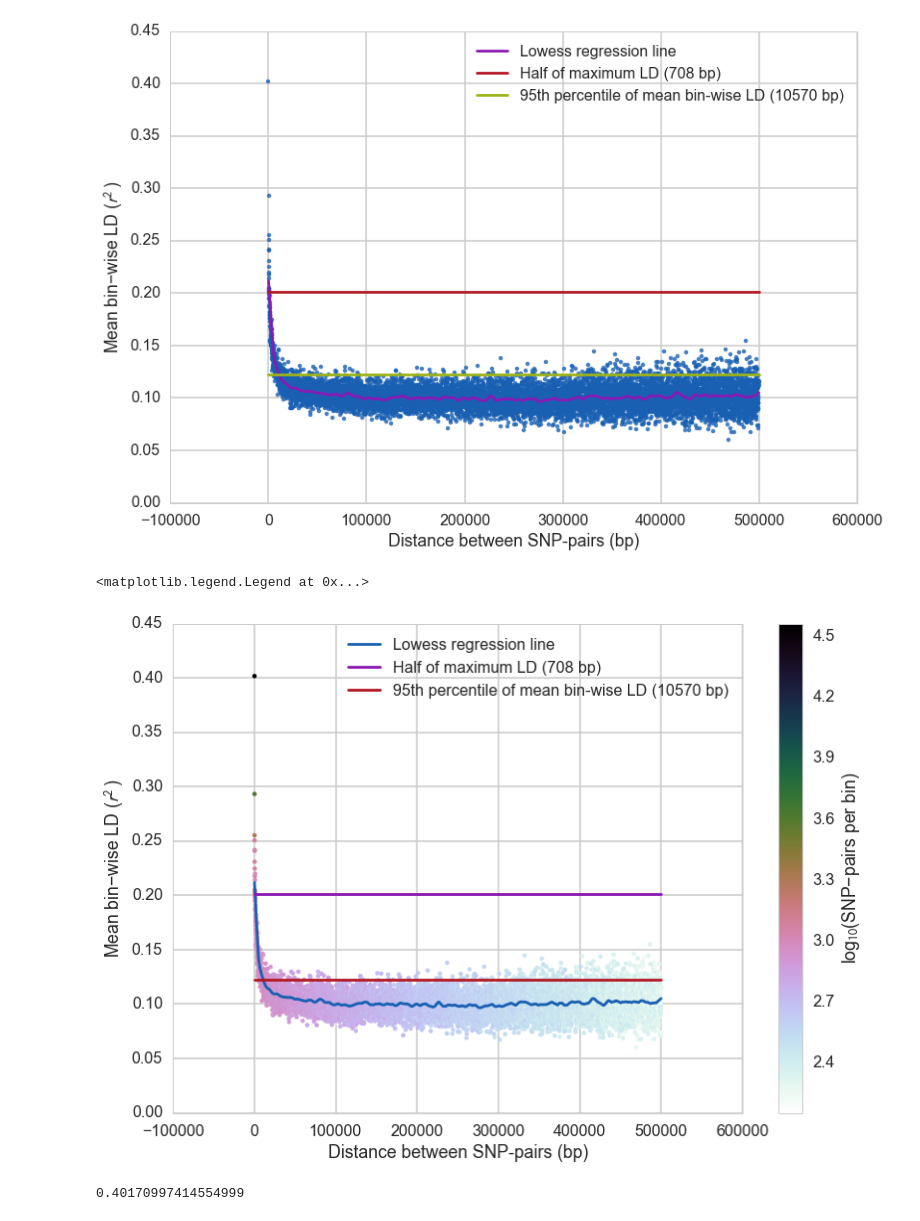
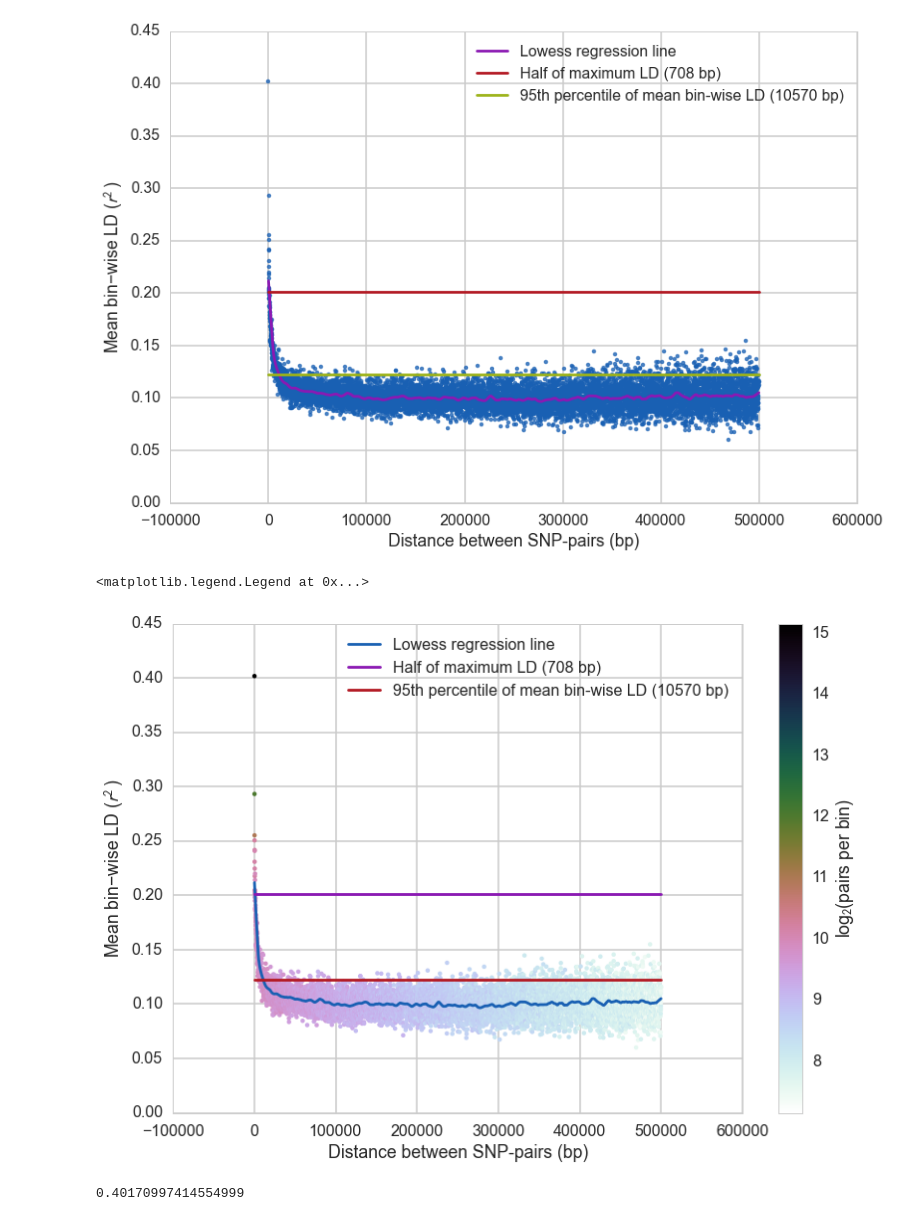
Before and after one commit to xguse/ipy_notebooks, a Jupyter notebook: YALE/ddrad58/2015-06-04_LD_ploting_THREE_pops_NO_KG.ipynb, the cells around one changed output. Saved outputs shown, nothing was run; the diff lists cells and outputs as text; code cells hidden in the pictures.

```diff
--- a/YALE/ddrad58/2015-06-04_LD_ploting_THREE_pops_NO_KG.ipynb
+++ b/YALE/ddrad58/2015-06-04_LD_ploting_THREE_pops_NO_KG.ipynb
@@ -434,11 +434,11 @@ d = filtered_by_bin.distance_bin
 r2 = filtered_by_bin.R2
 r2_95centile = r2.quantile(.95)
 
-scat = plt.scatter(x=d, y=r2, s=20, c=np.log10(snppairs),
+scat = plt.scatter(x=d, y=r2, s=20, c=np.log2(snppairs),
                    marker=u'o', cmap="cubehelix_r",
                    norm=None, vmin=None, vmax=None,
                    alpha=1, linewidths=0, verts=None, hold=None);
-plt.colorbar(scat, label=r"log$_{10}$(SNP-pairs per bin)");
+plt.colorbar(scat, label=r"log$_{2}$(pairs per bin)");
 
 
 # lowess regression
@@ -469,34 +469,34 @@ plt.plot([x[0] for x in halfing_line],
          [y[1] for y in halfing_line],
          label=u"Half of maximum LD ({isect} bp)".format(isect=isect_h_x),
          alpha=1
         );
 
 plt.plot([x[0] for x in centile_line],
          [y[1] for y in centile_line],
          label="95th percentile of mean bin-wise LD ({isect} bp)".format(isect=isect_c_x),
          alpha=1
         );
 
 
 
 
 # plt.plot(0,0,label="test3",alpha=0)
 
 # plt.scatter(x=xs_hlf, y=ys_hlf,
 #             s=200, c=u'k', marker=u'x',
 #             alpha=None, linewidths=2);
 
 plt.xlabel(r"Distance between SNP-pairs (bp)");
 plt.ylabel(r"Mean bin-wise LD ($r^2$)");
 
 
 
 plt.legend();
 
 # print "xs_hlf, ys_hlf: ",xs_hlf, ys_hlf
 # %% [output]
 <matplotlib.legend.Legend at 0x...>
-[figure, old version]
+[figure, new version]
 # %%
 r2.max()
 # %% [output]
```
Also changed, not shown: parts of 6 cells of this notebook, 2 other files.
